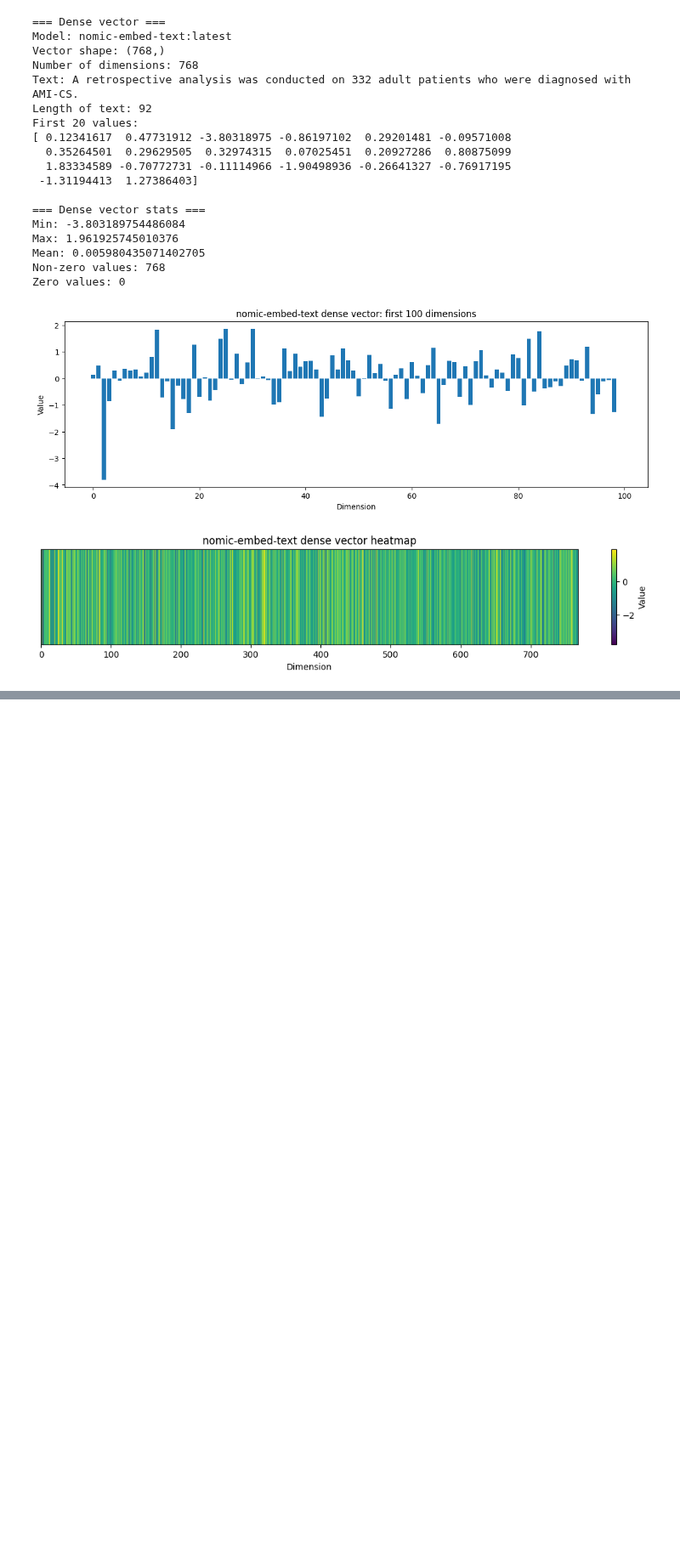
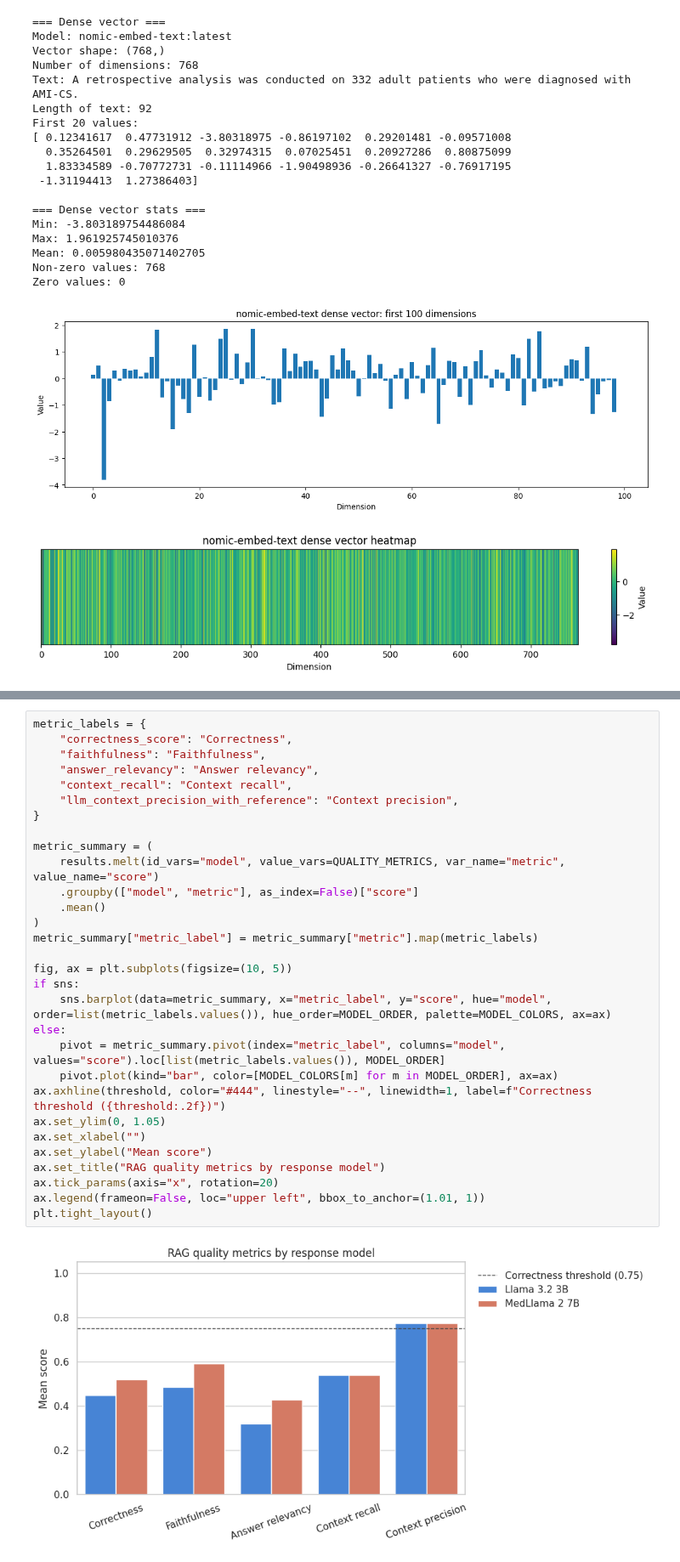
Before and after one commit to Crazz-Zaac/llm-driven-clinical-study-analysis, a Jupyter notebook: llm4ehr/rag_evaluation/visualize.ipynb, the cells around one changed output, grey strips where cells are left out. Shown at 85% size. Drawn from its saved outputs; the diff is of its cells as text; blank space fills up the shorter version.

Commit message:
Updated: rag evaluation workflow for new data

```diff
--- a/llm4ehr/rag_evaluation/visualize.ipynb
+++ b/llm4ehr/rag_evaluation/visualize.ipynb
@@ -348,0 +480,32 @@ Zero values: 0
+# %%
+metric_labels = {
+    "correctness_score": "Correctness",
+    "faithfulness": "Faithfulness",
+    "answer_relevancy": "Answer relevancy",
+    "context_recall": "Context recall",
+    "llm_context_precision_with_reference": "Context precision",
+}
+
+metric_summary = (
+    results.melt(id_vars="model", value_vars=QUALITY_METRICS, var_name="metric", value_name="score")
+    .groupby(["model", "metric"], as_index=False)["score"]
+    .mean()
+)
+metric_summary["metric_label"] = metric_summary["metric"].map(metric_labels)
+
+fig, ax = plt.subplots(figsize=(10, 5))
+if sns:
+    sns.barplot(data=metric_summary, x="metric_label", y="score", hue="model", order=list(metric_labels.values()), hue_order=MODEL_ORDER, palette=MODEL_COLORS, ax=ax)
+else:
+    pivot = metric_summary.pivot(index="metric_label", columns="model", values="score").loc[list(metric_labels.values()), MODEL_ORDER]
+    pivot.plot(kind="bar", color=[MODEL_COLORS[m] for m in MODEL_ORDER], ax=ax)
+ax.axhline(threshold, color="#444", linestyle="--", linewidth=1, label=f"Correctness threshold ({threshold:.2f})")
+ax.set_ylim(0, 1.05)
+ax.set_xlabel("")
+ax.set_ylabel("Mean score")
+ax.set_title("RAG quality metrics by response model")
+ax.tick_params(axis="x", rotation=20)
+ax.legend(frameon=False, loc="upper left", bbox_to_anchor=(1.01, 1))
+plt.tight_layout()
+# %% [output]
+[figure, added]
```
Also changed, not shown: parts of 46 cells of this notebook, 8 other files.
